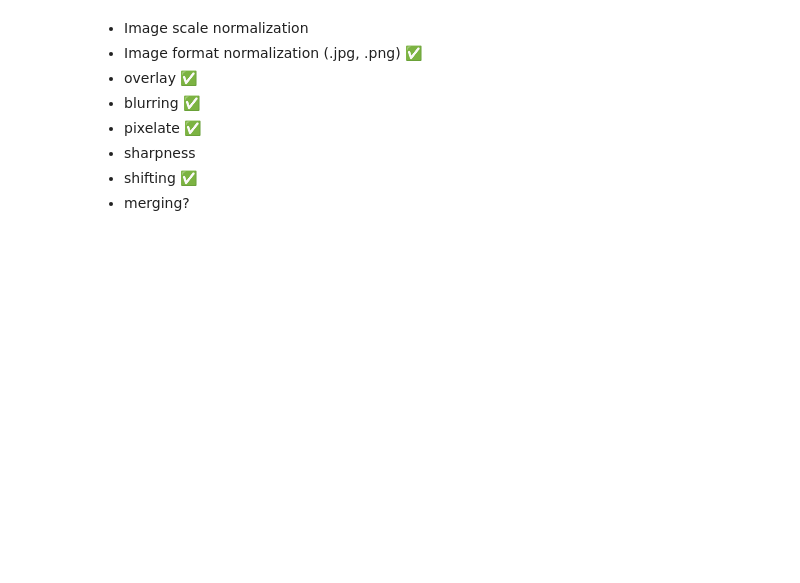
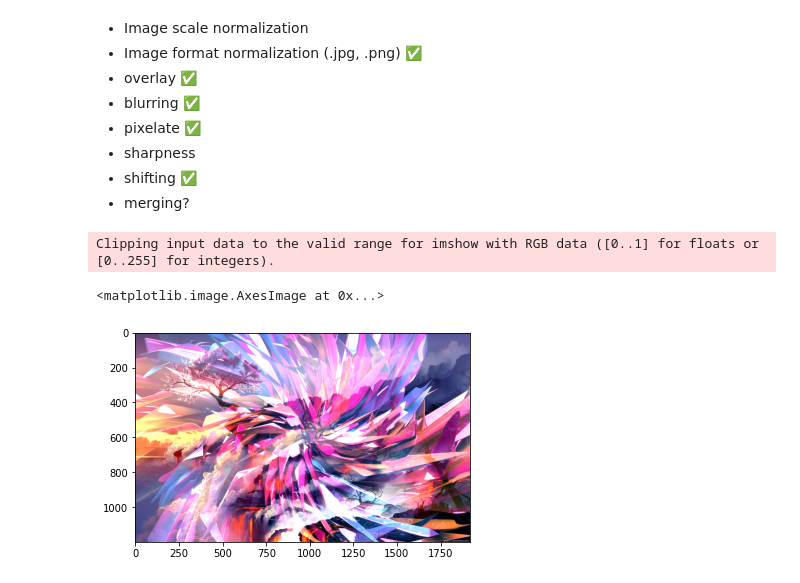
Before and after one commit to anirband1/Python_General, a Jupyter notebook: Image Manipulation/image_manipulation.ipynb, the cells around one changed output. Saved outputs shown, nothing was run; the diff lists cells and outputs as text; code cells hidden in the pictures; blank space fills up the shorter version.

```diff
--- a/Image Manipulation/image_manipulation.ipynb
+++ b/Image Manipulation/image_manipulation.ipynb
@@ -44,3 +18,21 @@ img3 = _get_image('Input Images/F.png')
+# %%
+# Image initialization
+
+def _get_image(path):
+    img = mimg.imread(path)
+
+    if path.endswith('.jpg') or path.endswith('.tif') or path.endswith('.jpeg'):
+        return img / 255 # numpy is awesome
+
+    return img
+
+
+img1 = _get_image('Input Images/Spiral.jpg')
+img2 = _get_image('Input Images/Oogway_forest.jpg')
+img3 = _get_image('Input Images/F.png')
+img4 = _get_image('Input Images/Pacman Background.tif')
+img5 = _get_image('Input Images/Bokeh1.png')
+img6 = _get_image('Input Images/Bokeh2.png')
 # %%
 # dependency functions
 
@@ -231 +260,7 @@ plt.imsave("Output Images/Blur/Blur num2hel.png", blur(img3, blur_size=3))
 # plt.imsave("Output Images/Distort/Random.png", shift(img2, 4))
+# %%
+plt.imshow(img2 + img1)
+# %% [output]
+Clipping input data to the valid range for imshow with RGB data ([0..1] for floats or [0..255] for integers).
+<matplotlib.image.AxesImage at 0x...>
+[figure, added]
```
Also changed, not shown: parts of 8 cells of this notebook, 1 other file.
